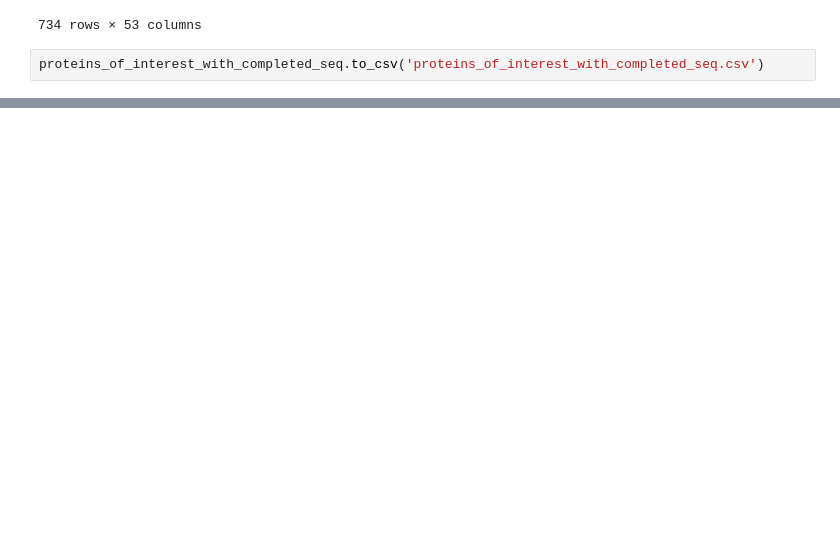
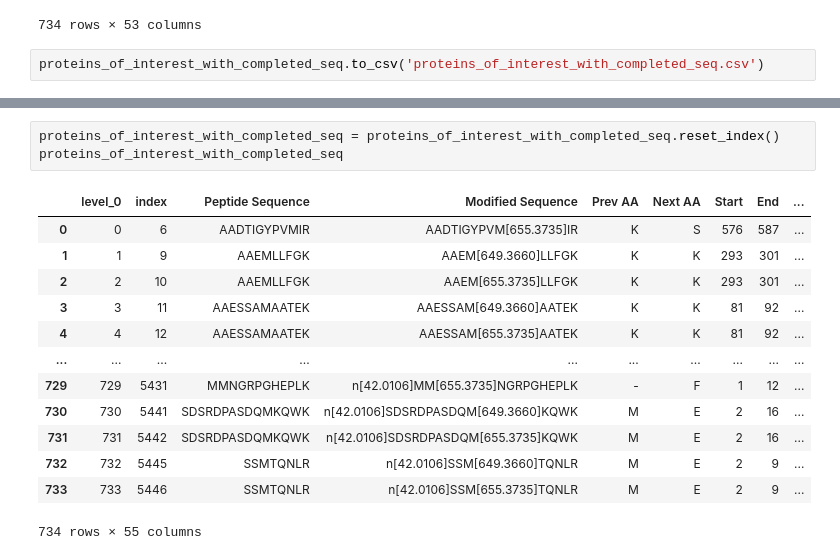
Before and after one commit to ritster/methionine-analysis, a Jupyter notebook: amr/completing_protein_sequences.ipynb, the cells around one changed output, grey strips where cells are left out. Cells and saved outputs as stored; diff of their text form; blank space fills up the shorter version.

```diff
--- a/amr/completing_protein_sequences.ipynb
+++ b/amr/completing_protein_sequences.ipynb
@@ -83,0 +102,17 @@ proteins_of_interest_with_completed_seq.to_csv('proteins_of_interest_with_comple
+# %%
+proteins_of_interest_with_completed_seq = proteins_of_interest_with_completed_seq.reset_index()
+proteins_of_interest_with_completed_seq
+# %% [output]
+|  | level_0 | index | Peptide Sequence | Modified Sequence | Prev AA | Next AA | Start | End | ... |
+| 0 | 0 | 6 | AADTIGYPVMIR | AADTIGYPVM[655.3735]IR | K | S | 576 | 587 | ... |
+| 1 | 1 | 9 | AAEMLLFGK | AAEM[649.3660]LLFGK | K | K | 293 | 301 | ... |
+| 2 | 2 | 10 | AAEMLLFGK | AAEM[655.3735]LLFGK | K | K | 293 | 301 | ... |
+| 3 | 3 | 11 | AAESSAMAATEK | AAESSAM[649.3660]AATEK | K | K | 81 | 92 | ... |
+| 4 | 4 | 12 | AAESSAMAATEK | AAESSAM[655.3735]AATEK | K | K | 81 | 92 | ... |
+| ... | ... | ... | ... | ... | ... | ... | ... | ... | ... |
+| 729 | 729 | 5431 | MMNGRPGHEPLK | n[42.0106]MM[655.3735]NGRPGHEPLK | - | F | 1 | 12 | ... |
+| 730 | 730 | 5441 | SDSRDPASDQMKQWK | n[42.0106]SDSRDPASDQM[649.3660]KQWK | M | E | 2 | 16 | ... |
+| 731 | 731 | 5442 | SDSRDPASDQMKQWK | n[42.0106]SDSRDPASDQM[655.3735]KQWK | M | E | 2 | 16 | ... |
+| 732 | 732 | 5445 | SSMTQNLR | n[42.0106]SSM[649.3660]TQNLR | M | E | 2 | 9 | ... |
+| 733 | 733 | 5446 | SSMTQNLR | n[42.0106]SSM[655.3735]TQNLR | M | E | 2 | 9 | ... |
+734 rows × 55 columns
```
Also changed, not shown: parts of 7 cells of this notebook, 9 other files.
